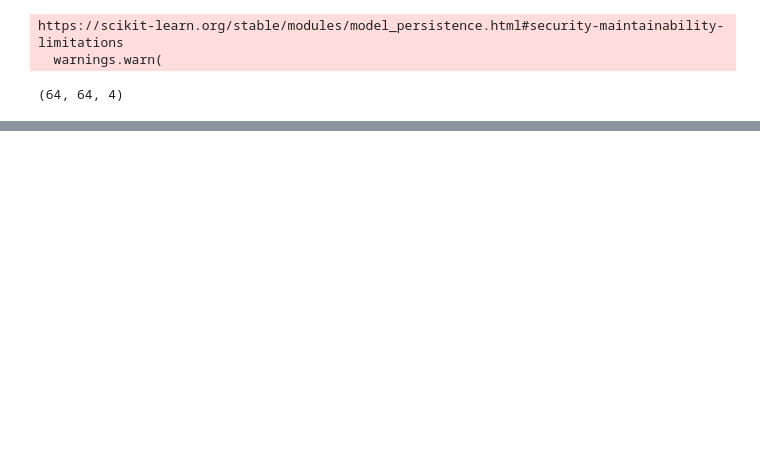
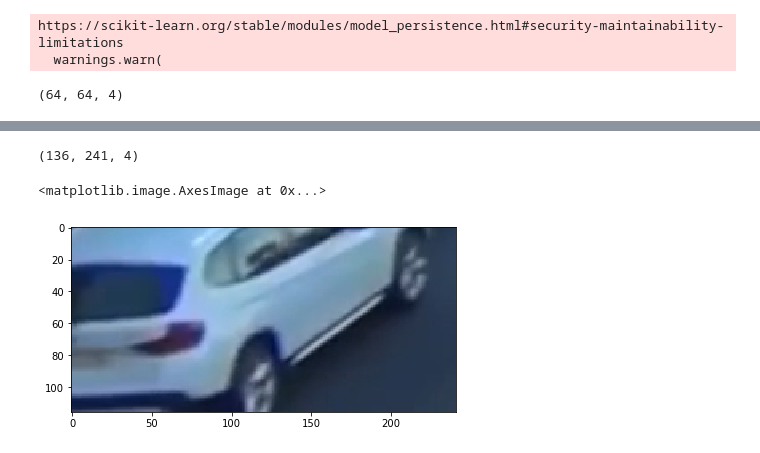
Before and after one commit to MohamedElhadidy0019/Vehicle_Detection, a Jupyter notebook: loading_model.ipynb, the cells around one changed output, grey strips where cells are left out. Drawn from its saved outputs; the diff is of its cells as text; code cells hidden in the pictures; blank space fills up the shorter version.

```diff
--- a/loading_model.ipynb
+++ b/loading_model.ipynb
@@ -71,0 +72,10 @@ array([1.])
+# %%
+img_original=io.imread('car3.png')
+
+n=np.array(img_original)
+print(n.shape)
+io.imshow(n[20:136,:,:])
+# %% [output]
+(136, 241, 4)
+<matplotlib.image.AxesImage at 0x...>
+[figure, added]
```
Also changed, not shown: parts of 6 cells of this notebook, 4 other files.
